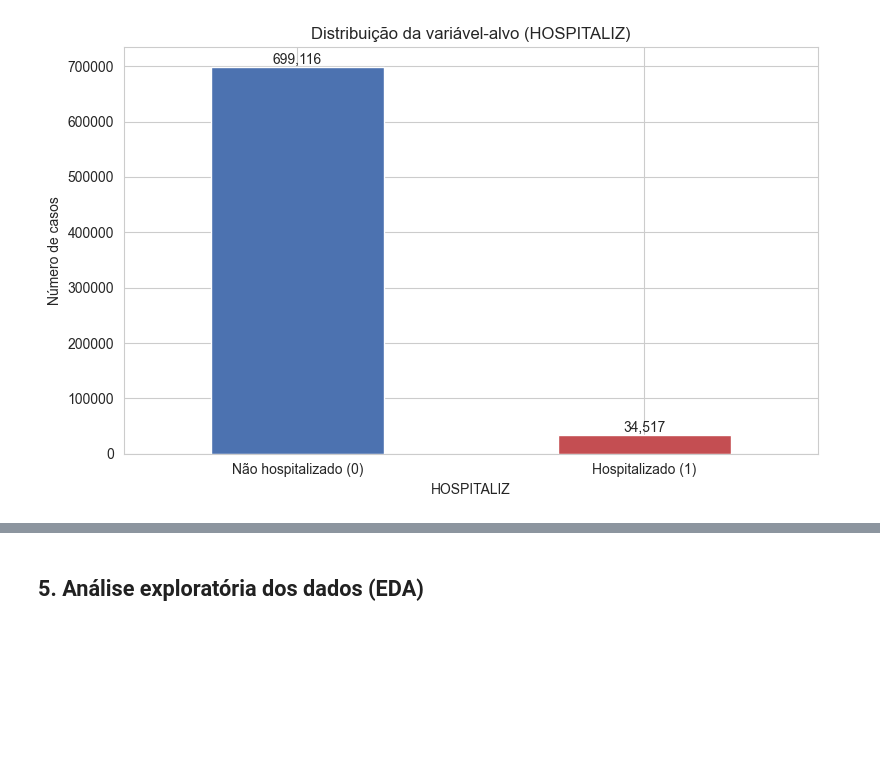
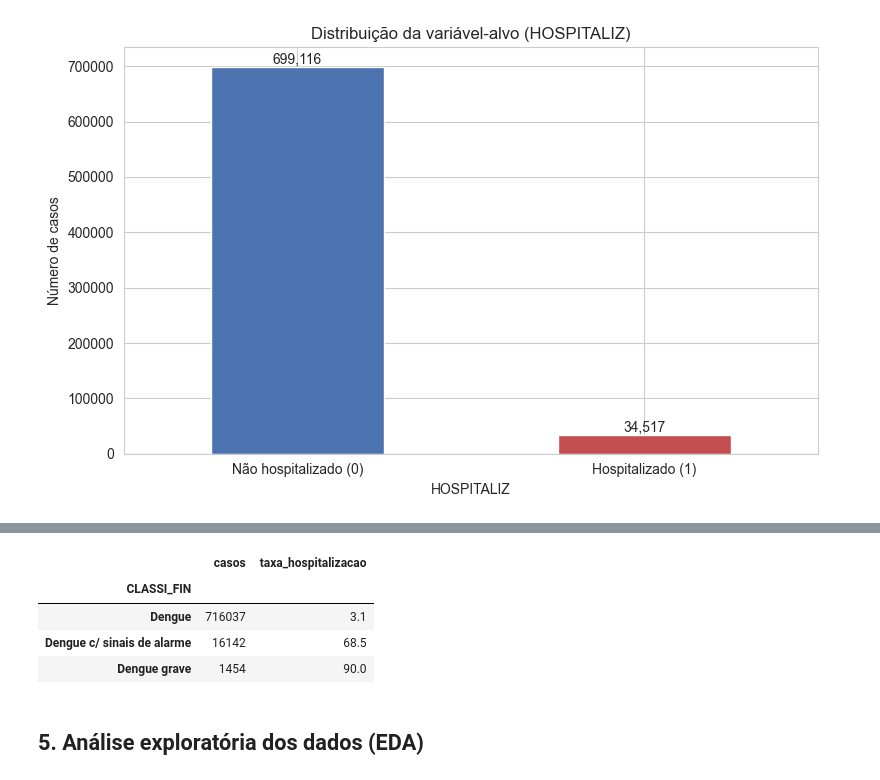
Before and after one commit to inteligencia-artifical-dengue/ia-predicao-de-hospitalizacao, a Jupyter notebook: dengue_IA/notebooks/analise_exploratoria_dengue.ipynb, the cells around one changed output, grey strips where cells are left out. Drawn from its saved outputs; the diff is of its cells as text; code cells hidden in the pictures; blank space fills up the shorter version.

```diff
--- a/dengue_IA/analise_exploratoria_dengue.ipynb
+++ b/dengue_IA/notebooks/analise_exploratoria_dengue.ipynb
@@ -239,3 +259,18 @@ plt.show()
+# %%
+# Taxa de hospitalização por classificação final: evidencia o vazamento que
+# ocorreria se CLASSI_FIN fosse usada como variável explicativa.
+rotulos_classi = {"10": "Dengue", "11": "Dengue c/ sinais de alarme", "12": "Dengue grave"}
+tab_classi = (df.groupby("CLASSI_FIN")["HOSPITALIZ"]
+                .agg(casos="size", taxa_hospitalizacao="mean")
+                .rename(index=rotulos_classi))
+tab_classi["taxa_hospitalizacao"] = (tab_classi["taxa_hospitalizacao"] * 100).round(1)
+tab_classi
+# %% [output]
+|  | casos | taxa_hospitalizacao |
+| CLASSI_FIN |  |  |
+| Dengue | 716037 | 3.1 |
+| Dengue c/ sinais de alarme | 16142 | 68.5 |
+| Dengue grave | 1454 | 90.0 |
 # %% [markdown]
 ## 5. Análise exploratória dos dados (EDA)
 # %% [markdown]
```
Also changed, not shown: parts of 17 cells of this notebook, 1 other file.
